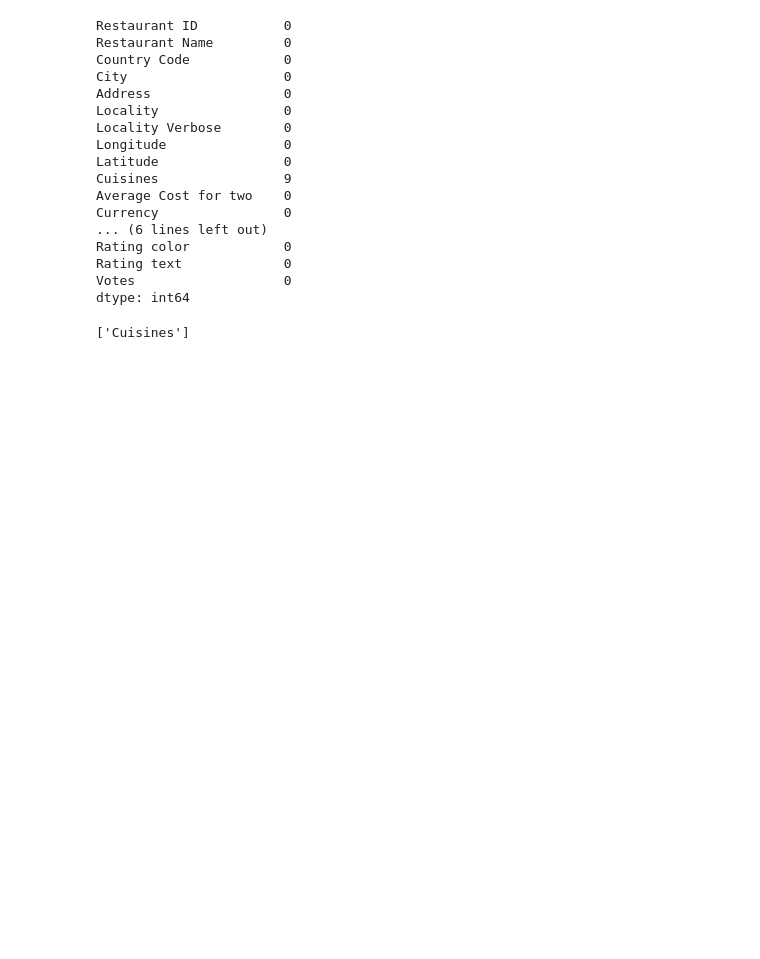
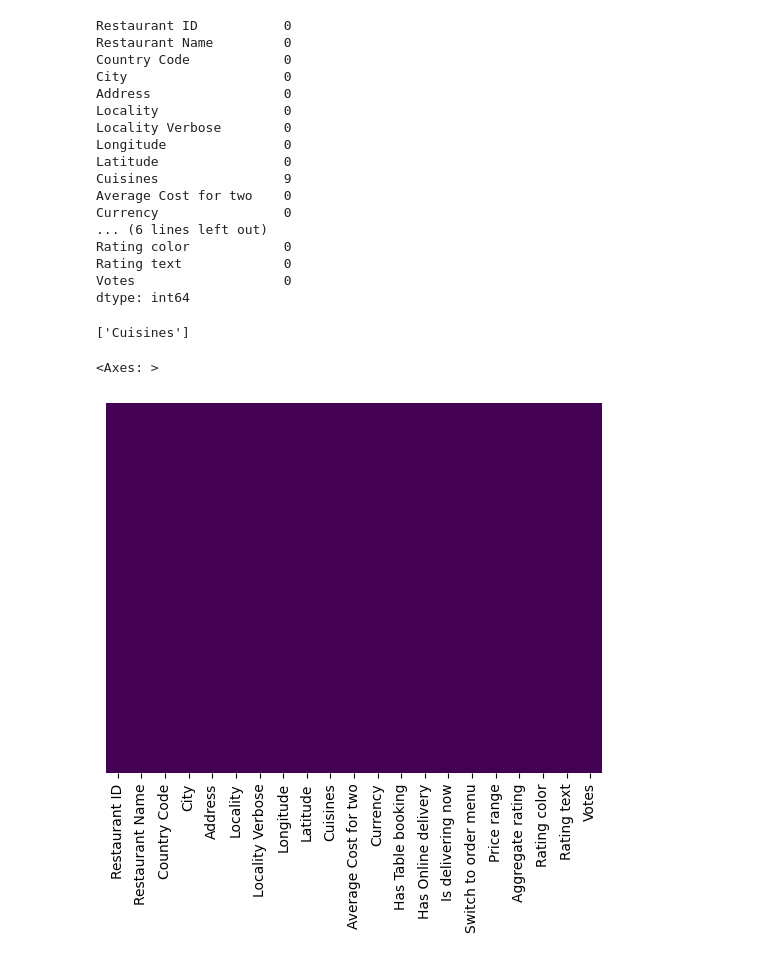
Before and after one commit to ragztigadi/Exploratory-Data-Analysis-on-GlobalData-Set, a Jupyter notebook: EDA.ipynb, the cells around one changed output. Cells and saved outputs as stored; diff of their text form; code cells hidden in the pictures; blank space fills up the shorter version.

```diff
--- a/EDA.ipynb
+++ b/EDA.ipynb
@@ -82,3 +83,8 @@ dtype: int64
 [features for features in df.columns if df[features].isnull().sum() >0]
 # %% [output]
 ['Cuisines']
+# %%
+sns.heatmap(df.isnull(),yticklabels = False, cbar=False, cmap='viridis')
+# %% [output]
+<Axes: >
+[figure, added]
```
Also changed, not shown: parts of 2 cells of this notebook.
